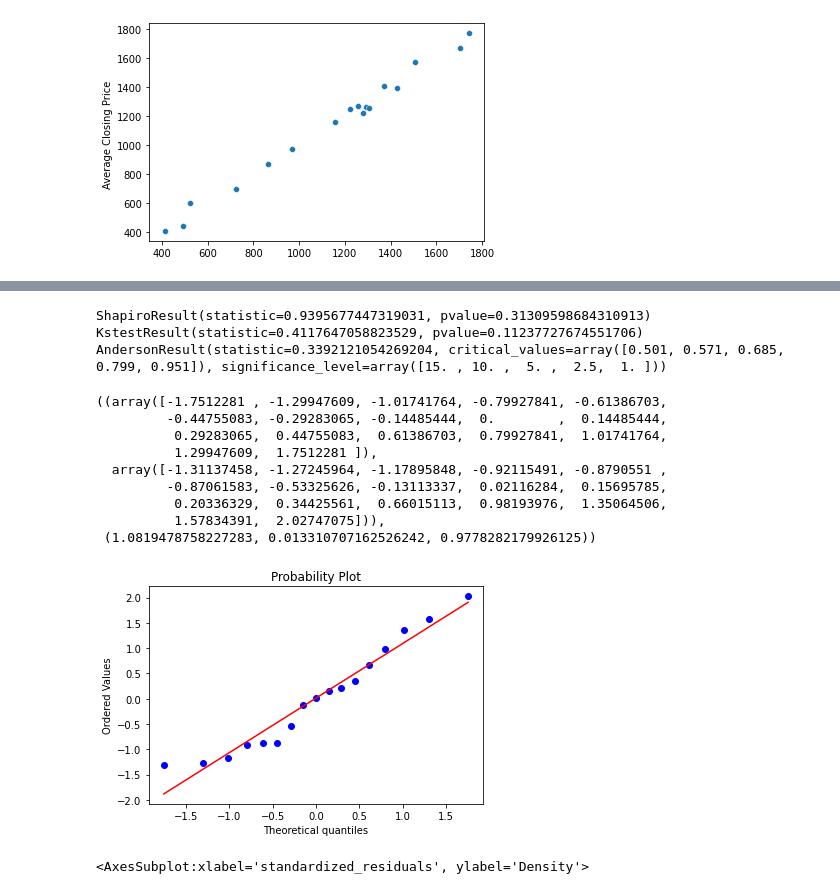
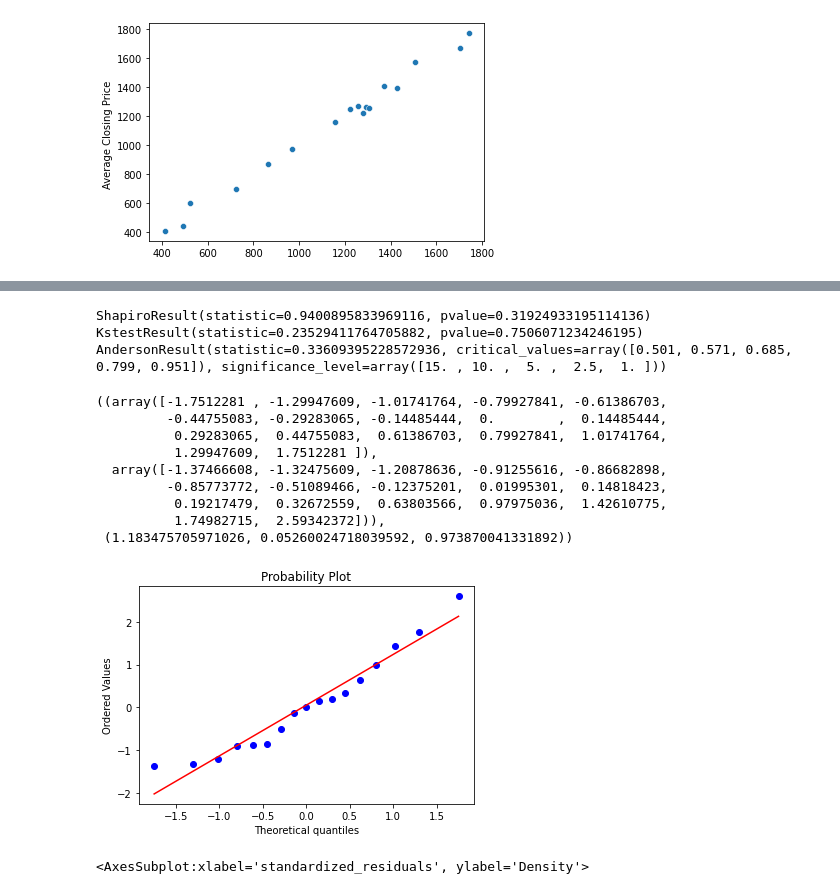
Before and after one commit to ErickChatalov/Gold-annual-prices, a Jupyter notebook: Model-2/Data analysis.ipynb, the cells around one changed output, grey strips where cells are left out. Cells and saved outputs as stored; diff of their text form; code cells hidden in the pictures.

```diff
--- a/Model-2/Data analysis.ipynb
+++ b/Model-2/Data analysis.ipynb
@@ -300,34 +347,34 @@ sns.pairplot(df.iloc[:,[9,3,4,5,6,7,8]],corner=True)
 # %%
 # Normality tests:
 # shapiro-wilk
-test1 = scipy.stats.shapiro(standardized_residuals)
+test1 = scipy.stats.shapiro(studentized_residuals)
 print(test1)
 
 # Kolmogorov-Smirnov:
 normal = np.random.normal(0,1,17)
-test2 = stats.ks_2samp(standardized_residuals,normal,alternative='two-sided')
+test2 = stats.ks_2samp(studentized_residuals,normal,alternative='two-sided')
 print(test2)
 
 # Anderson-Darling:
-test3 = scipy.stats.anderson(standardized_residuals,"norm")
+test3 = scipy.stats.anderson(studentized_residuals,"norm")
 print(test3)
 
 # qqplot:
-scipy.stats.probplot(standardized_residuals, dist="norm", plot=plt)
+scipy.stats.probplot(studentized_residuals, dist="norm", plot=plt)
 # %% [output]
-ShapiroResult(statistic=0.9395677447319031, pvalue=0.31309598684310913)
-KstestResult(statistic=0.4117647058823529, pvalue=0.11237727674551706)
-AndersonResult(statistic=0.3392121054269204, critical_values=array([0.501, 0.571, 0.685, 0.799, 0.951]), significance_level=array([15. , 10. ,  5. ,  2.5,  1. ]))
+ShapiroResult(statistic=0.9400895833969116, pvalue=0.31924933195114136)
+KstestResult(statistic=0.23529411764705882, pvalue=0.7506071234246195)
+AndersonResult(statistic=0.33609395228572936, critical_values=array([0.501, 0.571, 0.685, 0.799, 0.951]), significance_level=array([15. , 10. ,  5. ,  2.5,  1. ]))
 ((array([-1.7512281 , -1.29947609, -1.01741764, -0.79927841, -0.61386703,
          -0.44755083, -0.29283065, -0.14485444,  0.        ,  0.14485444,
           0.29283065,  0.44755083,  0.61386703,  0.79927841,  1.01741764,
           1.29947609,  1.7512281 ]),
-  array([-1.31137458, -1.27245964, -1.17895848, -0.92115491, -0.8790551 ,
-         -0.87061583, -0.53325626, -0.13113337,  0.02116284,  0.15695785,
-          0.20336329,  0.34425561,  0.66015113,  0.98193976,  1.35064506,
-          1.57834391,  2.02747075])),
- (1.0819478758227283, 0.013310707162526242, 0.9778282179926125))
+  array([-1.37466608, -1.32475609, -1.20878636, -0.91255616, -0.86682898,
+         -0.85773772, -0.51089466, -0.12375201,  0.01995301,  0.14818423,
+          0.19217479,  0.32672559,  0.63803566,  0.97975036,  1.42610775,
+          1.74982715,  2.59342372])),
+ (1.183475705971026, 0.05260024718039592, 0.973870041331892))
-[figure, old version]
+[figure, new version]
 # %%
 sns.distplot(df.iloc[:,9],bins=5)
 # %% [output]
```
Also changed, not shown: parts of 9 cells of this notebook.
